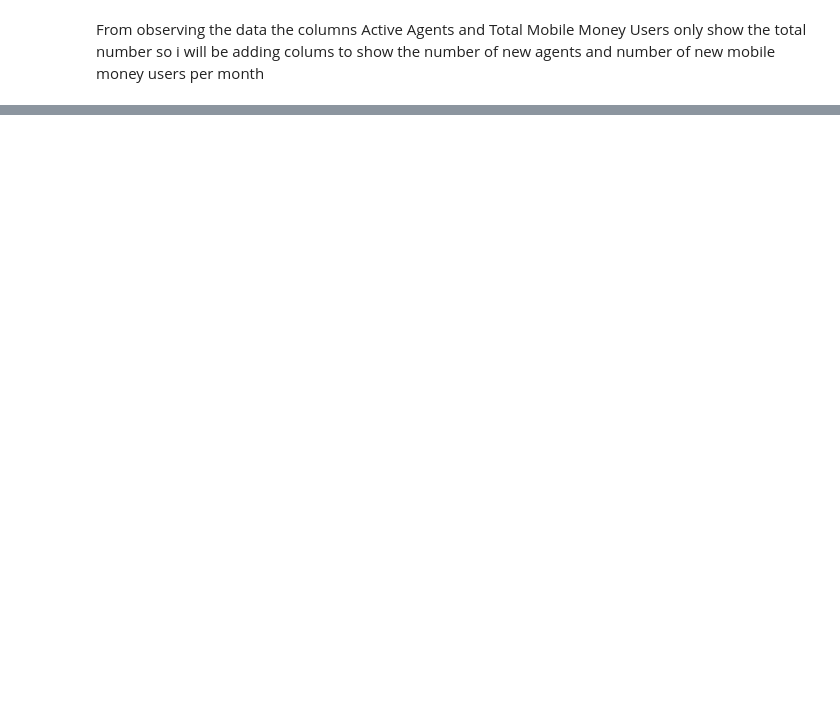
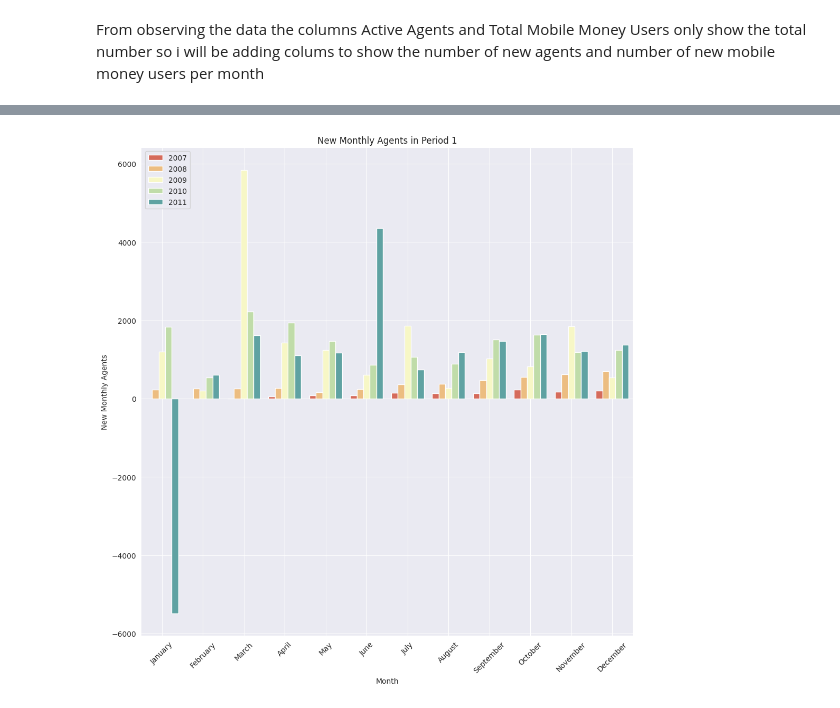
Before and after one commit to Murega14/Value-of-Transactions, a Jupyter notebook: transactions.ipynb, the cells around one changed output, grey strips where cells are left out. Cells and saved outputs as stored; diff of their text form; code cells hidden in the pictures; blank space fills up the shorter version.

```diff
--- a/transactions.ipynb
+++ b/transactions.ipynb
@@ -119,0 +124,4 @@ df.head(10)
+# %%
+period_one = df[(df['Year'] >= 2007) & (df['Year'] <= 2011)]
+period_one = pd.DataFrame(period_one)
+period_one
@@ -119,0 +146,27 @@ df.head(10)
+# %%
+#visualizing the growth of Active Agents
+
+#setting the figure size
+plt.figure(figsize=(12,12))
+
+# Define a custom color palette
+custom_palette = sns.color_palette("Spectral", n_colors=len(period_one['Year'].unique()))
+
+# Set the palette for the plot
+sns.set_palette(custom_palette)
+
+#creating a lineplot
+sns.barplot(x="Month", y="New Monthly Agents", hue="Year", data=period_one)
+plt.title("New Monthly Agents in Period 1")
+sns.despine(left=True)
+plt.legend(loc='upper left')
+plt.xlabel("Month")
+plt.ylabel("New Monthly Agents")
+plt.xticks(rotation=45)
+
+sns.set_style("darkgrid")
+plt.grid(True)
+
+plt.show()
+# %% [output]
+[figure, added]
```
Also changed, not shown: parts of 7 cells of this notebook.
